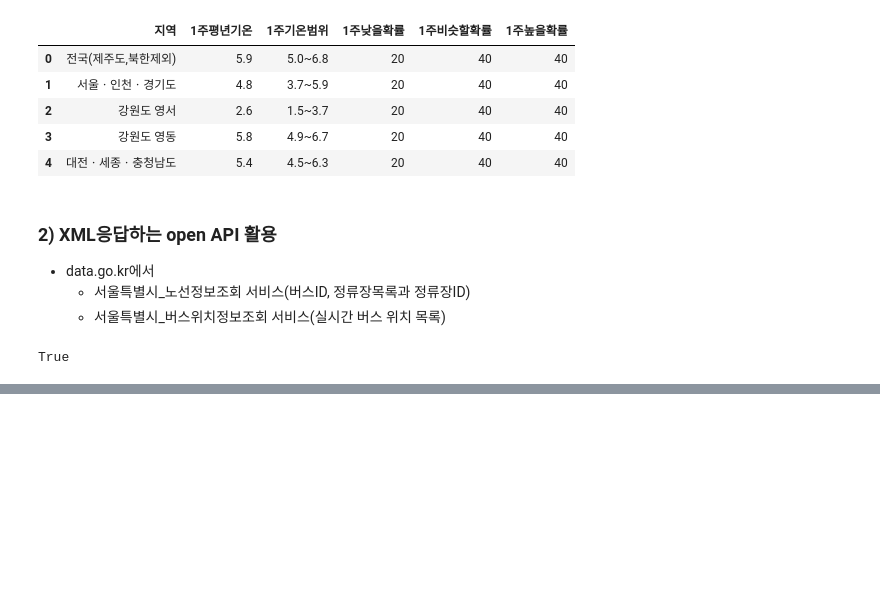
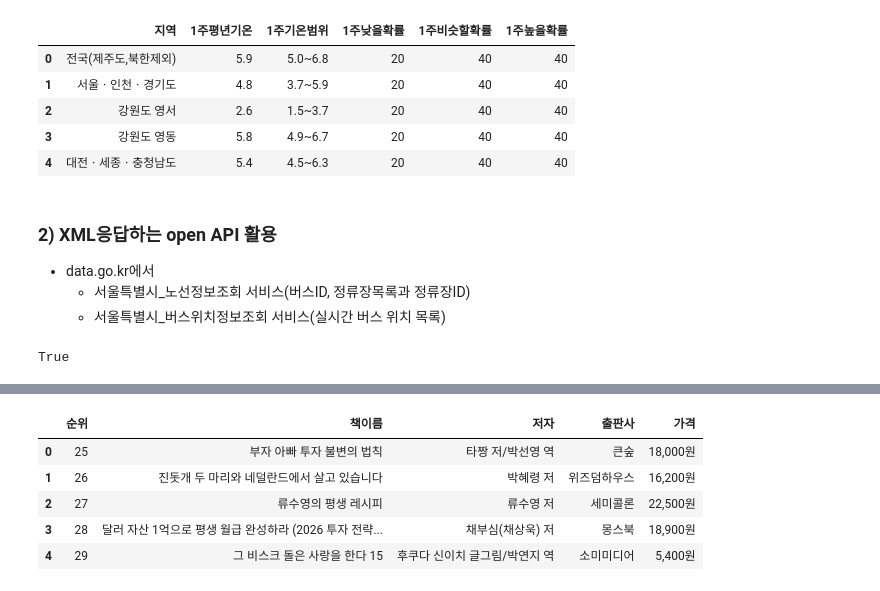
Before and after one commit to taro87/ai, a Jupyter notebook: source/01_python/ch14 웹데이터수집1 정적_공공API.ipynb, the cells around one changed output, grey strips where cells are left out. Drawn from its saved outputs; the diff is of its cells as text; code cells hidden in the pictures; blank space fills up the shorter version.

```diff
--- a/source/01_python/ch14 웹데이터수집1 정적_공공API.ipynb
+++ b/source/01_python/ch14 웹데이터수집1 정적_공공API.ipynb
@@ -982,0 +1107,48 @@ df_position
+# %%
+# 방법1
+pages = 2
+bestseller_list = []
+with open('data/ch14_yes24.txt', 'w', encoding='utf-8') as f:
+    pass
+for page in range(1, pages+1):
+    url = f'https://www.yes24.com/product/category/bestseller?pageNumber={page}'
+    #print(url)
+    response = requests.get(url)
+    soup = BeautifulSoup(response.text, 'html.parser')
+    # 순위
+    ranks_els = soup.select('div.img_upper > em.ico.rank')
+    ranks =  [int(ranks_el.text) for ranks_el in ranks_els]
+    # 책제목
+    titles_els=soup.select("div.info_row > a.gd_name")
+    titles = [titles_el.text for titles_el in titles_els]
+    # 저자
+    authors_els = soup.select('span.authPub.info_auth')
+    authors = [authors_el.text.strip() for authors_el in authors_els]
+    for i, author in enumerate(authors):
+        match = re.search(r"(.*)외 \d+명", author)
+        if(match):
+            authors[i] = match.group()
+            print(i, '번째 도서의 저자가 많아 외 x명 뒤에도 길어 그 앞까지 짜름')
+    # 출판사
+    publishers_els = soup.select('div.info_row.info_pubGrp > span.authPub.info_pub')
+    publishers = [publishers_el.text for publishers_el in publishers_els]
+    # 가격
+    prices_els = soup.select("div.info_row > strong.txt_num")
+    prices = [prices_el.text for prices_el in prices_els]
+
+    # print(len(ranks), len(titles), len(writers), len(publishers), len(prices))
+    with open('data/ch14_yes24.txt', 'a', encoding='utf-8') as f:
+        for rank, title, author, publisher, price in zip(ranks, titles, authors, publishers, prices):
+            # print("{:02},{},{} | {},{}".format(rank, title, author, publisher, price))
+            f.write(f'{rank}, {title}, {author} | {publisher}, {price}\n')
+            bestseller_list.append([rank, title, author, publisher, price])
+df = pd.DataFrame(bestseller_list, columns=['순위','책이름','저자','출판사','가격'])
+df.to_csv('data/ch14_yes24.csv', index=False)
+df.head()
+# %% [output]
+|  | 순위 | 책이름 | 저자 | 출판사 | 가격 |
+| 0 | 25 | 부자 아빠 투자 불변의 법칙 | 타짱 저/박선영 역 | 큰숲 | 18,000원 |
+| 1 | 26 | 진돗개 두 마리와 네덜란드에서 살고 있습니다 | 박혜령 저 | 위즈덤하우스 | 16,200원 |
+| 2 | 27 | 류수영의 평생 레시피 | 류수영 저 | 세미콜론 | 22,500원 |
+| 3 | 28 | 달러 자산 1억으로 평생 월급 완성하라 (2026 투자 전략... | 채부심(채상욱) 저 | 몽스북 | 18,900원 |
+| 4 | 29 | 그 비스크 돌은 사랑을 한다 15 | 후쿠다 신이치 글그림/박연지 역 | 소미미디어 | 5,400원 |
```
Also changed, not shown: parts of 15 cells of this notebook, 6 other files.
